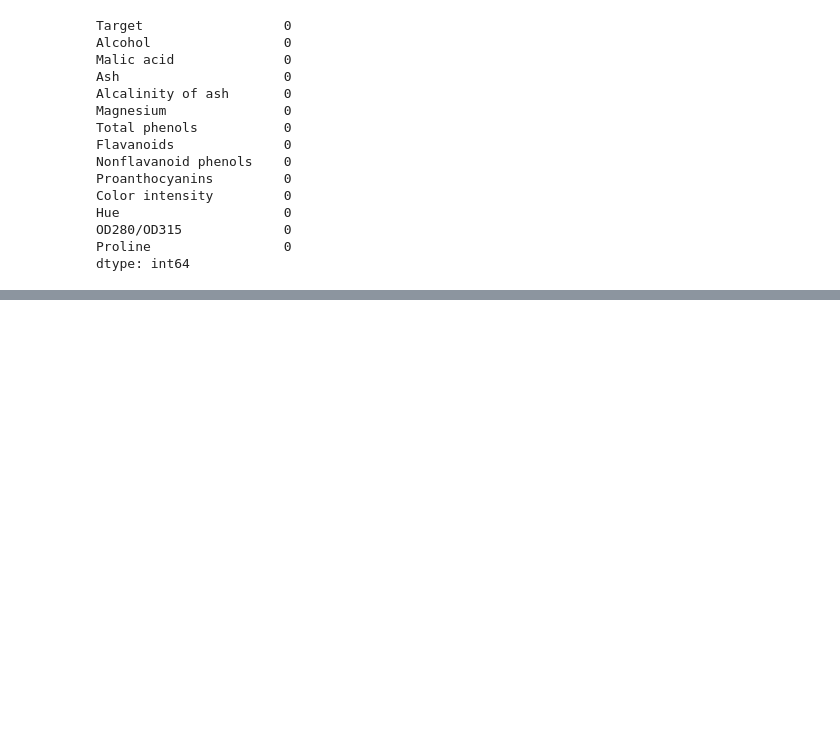
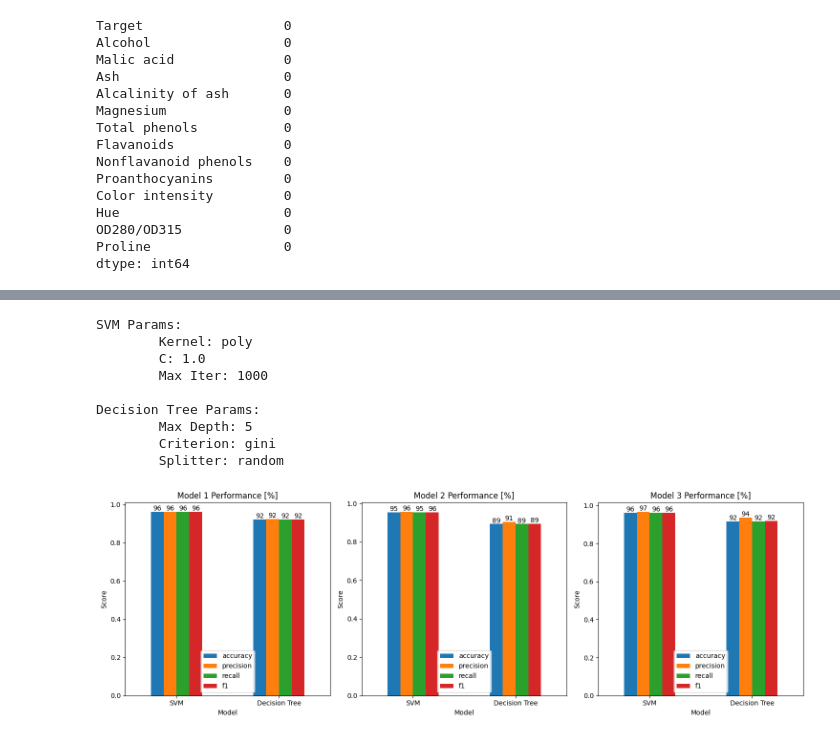
Before and after one commit to pgrzankowski/introduction-to-ai, a Jupyter notebook: wine-classification.ipynb, the cells around one changed output, grey strips where cells are left out. Saved outputs shown, nothing was run; the diff lists cells and outputs as text; code cells hidden in the pictures; blank space fills up the shorter version.

```diff
--- a/wine-classification.ipynb
+++ b/wine-classification.ipynb
@@ -108,0 +280,13 @@ print("Mean Cross-Validation Score:", scores.mean())
+# %%
+examine_params(svm_params, dt_params)
+# %% [output]
+SVM Params:
+        Kernel: poly
+        C: 1.0
+        Max Iter: 1000
+
+Decision Tree Params:
+        Max Depth: 5
+        Criterion: gini
+        Splitter: random
+[figure, added]
```
Also changed, not shown: parts of 28 cells of this notebook.
